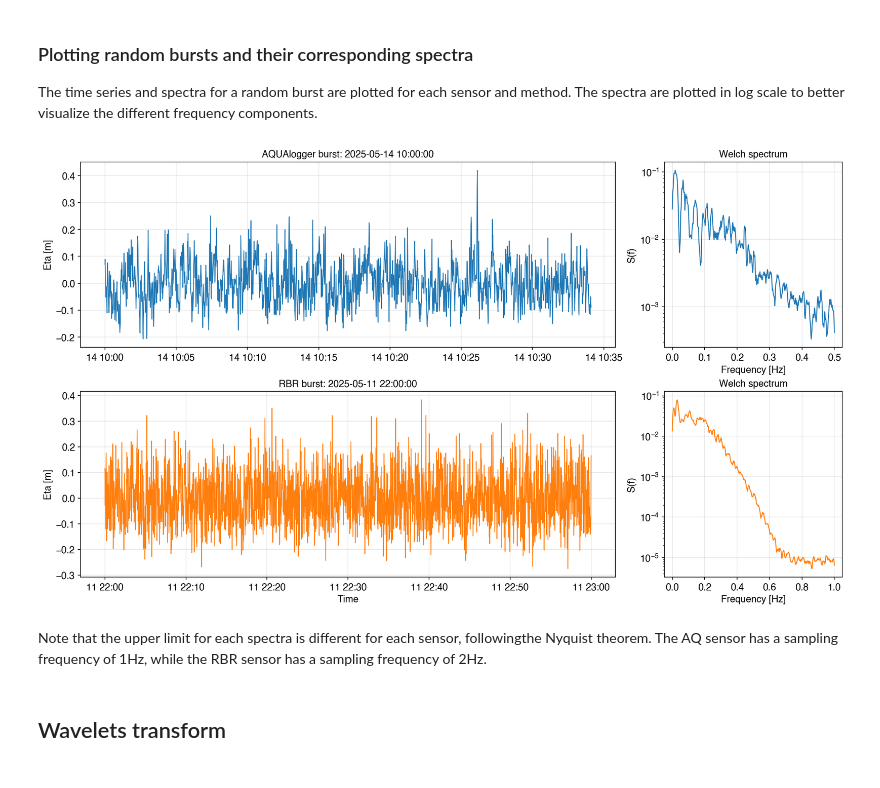
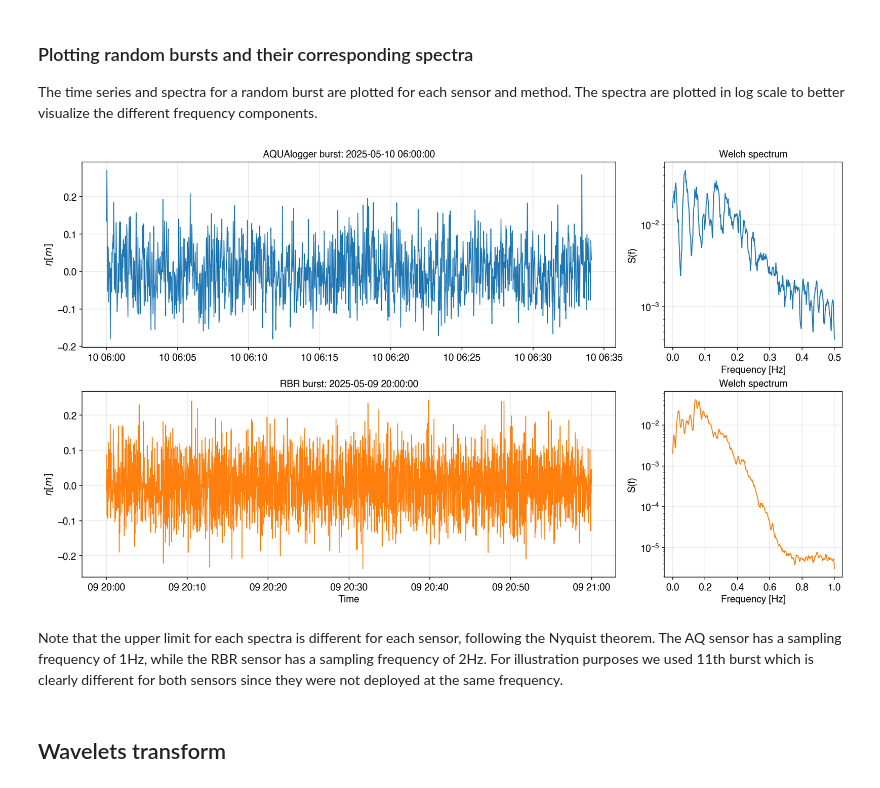
Before and after one commit to oceanicos-dev-org/oceanicospy, a Jupyter notebook: examples/analysis/spectral_analysis.ipynb, the cells around one changed output. Saved outputs shown, nothing was run; the diff lists cells and outputs as text; code cells hidden in the pictures.

Commit message:
refactoring spectral example and its documentation

```diff
--- a/examples/analysis/spectral_analysis.ipynb
+++ b/examples/analysis/spectral_analysis.ipynb
@@ -38,16 +39,17 @@ Deployment data from pressure sensors is loaded as a dictionary, while the senso
 # %%
-measurement_pressure_sensors_paths = ['../data/observations/AQUAlogger/','../data/observations/RBR/']
+measurement_pressure_sensors_paths = ['../../data/observations/AQUAlogger/',
+                                      '../../data/observations/RBR/']
 
 sampling_AQ = dict(anchoring_depth=1,
                    sensor_height=0.2,
                    sampling_freq=1,
                    burst_length_s=2048,
                    start_time=datetime(2025,5,9,10,0,0),
-                   end_time=datetime(2025,5,19,18,0,0)-timedelta(seconds=1))
+                   end_time=datetime(2025,5,12,10,0,0))
 sampling_RBR = dict(anchoring_depth=1,
                     sensor_height=0.2,
                     sampling_freq=2,
                     burst_length_s=7200,
                     start_time=datetime(2025,5,9,10,0,0),
-                    end_time=datetime(2025,5,19,18,0,0)-timedelta(seconds=0.5))
+                    end_time=datetime(2025,5,12,10,0,0))
 # %% [markdown]
@@ -60,9 +62,10 @@ dict_clean_measurements = dict()
 
 for idx,measurement_path in enumerate(measurement_pressure_sensors_paths):
     if 'AQ' in measurement_path:
-        object_device = AQUAlogger(measurement_path, sampling_data[idx], filename='AQUAlogger_520PT5.csv')
+        object_device = pressure_sensors.AQUAlogger(measurement_path, sampling_data[idx],
+                                                    filename='AQUAlogger_520PT5.csv')
     else:
-        object_device = RBR(measurement_path,sampling_data[idx])
+        object_device = pressure_sensors.RBR(measurement_path,sampling_data[idx])
 
     raw_data = object_device.get_raw_records()
     clean_data = object_device.get_clean_records()
@@ -150,11 +133,18 @@ for idx,metadata in enumerate(metadata_list):
     SpectralAnalyzer = spectral.WaveSpectralAnalyzer(dict_clean_measurements[metadata],sampling_data[idx])
     print(type(SpectralAnalyzer))
 
-    spectra_welch,params_welch = SpectralAnalyzer.get_spectra_and_params_for_bursts(method='welch',kp_correction=False,ig_split=True,
-                                                                                        freq_split=0.04, window_type='hamming',
-                                                                                        window_length=1024,overlap=512,smoothing_bins=6)
-    spectra_fft,params_fft = SpectralAnalyzer.get_spectra_and_params_for_bursts(method='fft',kp_correction=False,ig_split=True,
-                                                                                    freq_split=0.04)
+    spectra_welch,params_welch = SpectralAnalyzer.get_spectra_and_params_for_bursts(method='welch',
+                                                                                    kp_correction=False,
+                                                                                    ig_split=True,
+                                                                                    freq_split=0.04,
+                                                                                    window_type='hamming',
+                                                                                    window_length=1024,
+                                                                                    overlap=512,
+                                                                                    smoothing_bins=6)
+    spectra_fft,params_fft = SpectralAnalyzer.get_spectra_and_params_for_bursts(method='fft',
+                                                                                kp_correction=False,
+                                                                                ig_split=True,
+                                                                                freq_split=0.04)
 
     dict_spectra_welch[metadata_list[idx]] = spectra_welch
     dict_integral_params_welch[metadata_list[idx]] = params_welch
@@ -168,7 +162,7 @@ for idx,metadata in enumerate(metadata_list):
 
 The time series and spectra for a random burst are plotted for each sensor and method. The spectra are plotted in log scale to better visualize the different frequency components.
 # %%
-burst_to_plot = 61
+burst_to_plot = 11
 
 AQ_df = dict_clean_measurements["AQ"]
 RBR_df = dict_clean_measurements["RBR"]
@@ -181,38 +175,38 @@ RBR_freq = dict_spectra_welch["RBR"]["freq"]
 AQ_S = dict_spectra_welch["AQ"]["S"][burst_to_plot-1]
 RBR_S = dict_spectra_welch["RBR"]["S"][burst_to_plot-1]
 
 fig = plt.figure(figsize=(14, 8), constrained_layout=True)
 gs = fig.add_gridspec(2, 4)
 
 ax_AQ_timeseries = fig.add_subplot(gs[0, 0:3])
 ax_AQ_spectra = fig.add_subplot(gs[0, 3])
 ax_RBR_timeseries = fig.add_subplot(gs[1, 0:3])
 ax_RBR_spectra = fig.add_subplot(gs[1, 3])
 
 # AQ time series
 ax_AQ_timeseries.plot(AQ_burst["eta[m]"], lw=1.0)
-ax_AQ_timeseries.set(ylabel="Eta [m]",title = f"AQUAlogger burst: {AQ_burst.index[0].strftime('%Y-%m-%d %H:%M:%S')}")
+ax_AQ_timeseries.set(ylabel="$\\eta [m]$",title = f"AQUAlogger burst: {AQ_burst.index[0].strftime('%Y-%m-%d %H:%M:%S')}")
 ax_AQ_timeseries.grid(True, alpha=0.3)
 
 # AQ spectrum
 ax_AQ_spectra.plot(AQ_freq, AQ_S, lw=1.2)
 ax_AQ_spectra.set(xlabel="Frequency [Hz]", ylabel="S(f)", title="Welch spectrum", yscale="log")
 ax_AQ_spectra.grid(True, alpha=0.3)
 
 # RBR time series
 ax_RBR_timeseries.plot(RBR_burst.index, RBR_burst["eta[m]"], lw=1.0, color="tab:orange")
-ax_RBR_timeseries.set(xlabel="Time", ylabel="Eta [m]",title=f"RBR burst: {RBR_burst.index[0].strftime('%Y-%m-%d %H:%M:%S')}")
+ax_RBR_timeseries.set(xlabel="Time", ylabel="$\\eta [m]$",title=f"RBR burst: {RBR_burst.index[0].strftime('%Y-%m-%d %H:%M:%S')}")
 ax_RBR_timeseries.grid(True, alpha=0.3)
 
 # RBR spectrum
 ax_RBR_spectra.plot(RBR_freq, RBR_S, lw=1.2, color="tab:orange")
 ax_RBR_spectra.set(xlabel="Frequency [Hz]", ylabel="S(f)", title="Welch spectrum", yscale="log")
 ax_RBR_spectra.grid(True, alpha=0.3)
 # plt.show()
 # %% [output]
-[figure, old version]
+[figure, new version]
 # %% [markdown]
-Note that the upper limit for each spectra is different for each sensor, followingthe Nyquist theorem. The AQ sensor has a sampling frequency of 1Hz, while the RBR sensor has a sampling frequency of 2Hz.
+Note that the upper limit for each spectra is different for each sensor, following the Nyquist theorem. The AQ sensor has a sampling frequency of 1Hz, while the RBR sensor has a sampling frequency of 2Hz. For illustration purposes we used 11th burst which is clearly different for both sensors since they were not deployed at the same frequency.
 # %% [markdown]
 ## Wavelets transform
 # %% [markdown]
```
Also changed, not shown: parts of 17 cells of this notebook, 15 other files.
